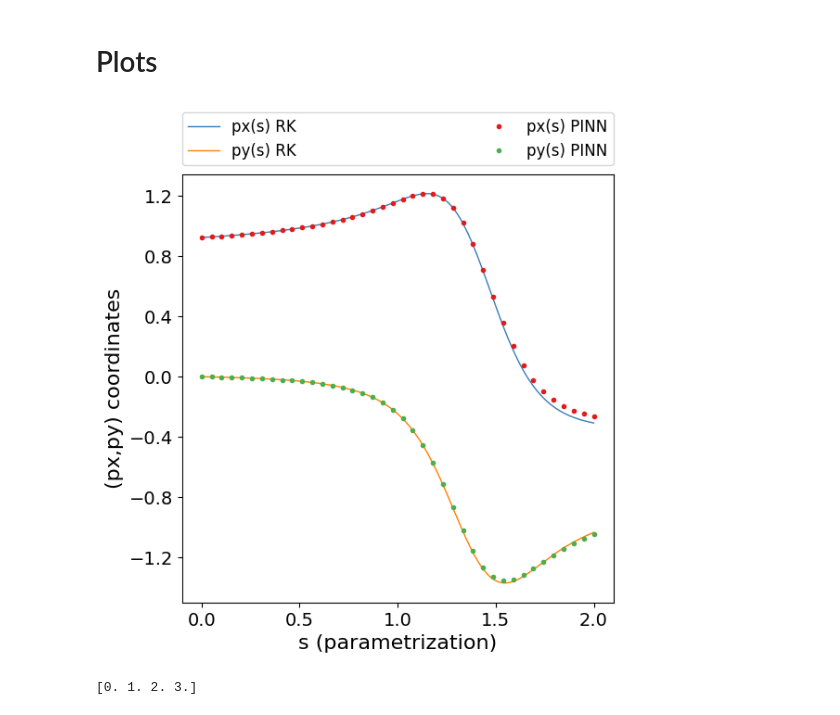
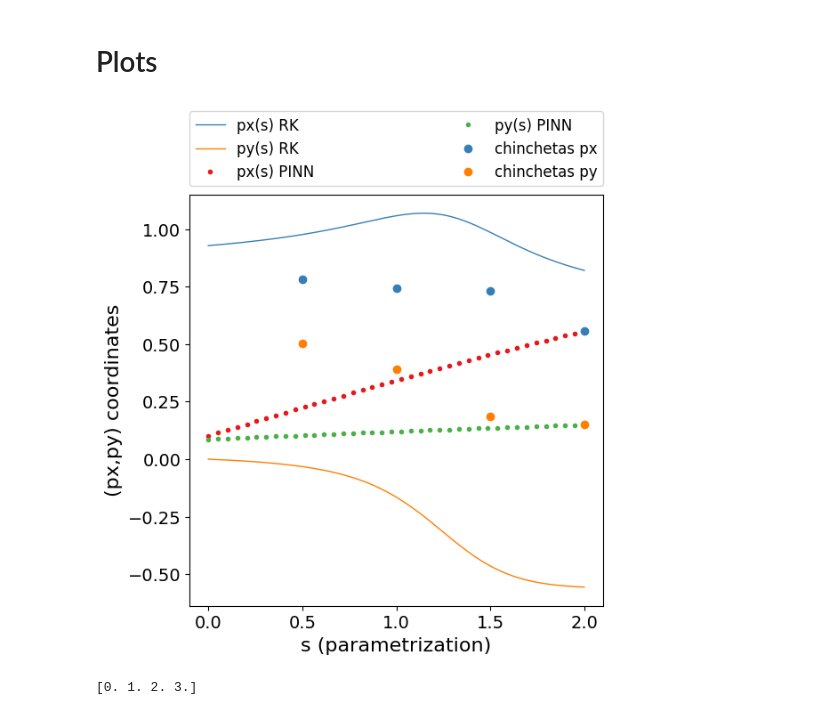
Before and after one commit to AndresMartnz/ray-equation-in-black-hole-PINN, a Jupyter notebook: plots.ipynb, the cells around one changed output. Cells and saved outputs as stored; diff of their text form; code cells hidden in the pictures.

```diff
--- a/plots.ipynb
+++ b/plots.ipynb
@@ -34,7 +34,7 @@ cud_colors = ['#377eb8', '#ff7f00', '#4daf4a', '#f781bf', '#a65628', '#984ea3',
 A=8.0/100        #it represents the factor 2GM/c^2,
 GM_c2= A/2   #it represents the factor GM/c^2,
 x0_rk = -1; x_ini= -1
-y0_rk = 0.35; y_ini=0.35
+y0_rk = 0.50; y_ini=0.50
 vx0_rk=1/(1.0/(1.0-A/np.sqrt(x0_rk**2+y0_rk**2)))   ; vx_ini=1/(1.0/(1.0-A/np.sqrt(x0_rk**2+y0_rk**2)))
 vy0_rk = 0.0  ; vy_ini=0.0
 # %% [markdown]
@@ -172,21 +170,13 @@ WARNING:tensorflow:From c:\Users\usuario\Desktop\doctorado\codigos\tensorflow-2.
 # %%
 zmin=0
 zmax=2
-N_intervalo=6
-sim=2
+N_train=200
+N_intervalo=4
+sim=0
 z_red=np.linspace(zmin,zmax,40)
 z_red=np.reshape(z_red,(40,1))
 
 
-model.load_weights(f"modelos_agujero_negro/pesos_inter={N_intervalo}_y={y_ini}_N=200_sim={sim}.h5")
+model.load_weights(f"black_hole_models/weights_inter={N_intervalo}_y={y_ini}_N={N_train}_sim={sim}.h5")
 xy_pred=model.predict(z_red)
-aux_plot_chinch_5=xy_pred
-
-model2.load_weights(f"modelos_agujero_negro/pesos_inter=1_y=0.35_N=200_sim=5.h5")
-xy_pred=model.predict(z_red)
-aux_plot_chinch_0=xy_pred
-
-model2.load_weights(f"modelos_agujero_negro/pesos_inter=10_y=0.35_N=200_sim=0.h5")
-xy_pred=model.predict(z_red)
-aux_plot_chinch_2=xy_pred
 # %% [output]
@@ -288,12 +276,8 @@ chinchetas_x=[]
 chinchetas_y=[]
 chinchetas_vx=[]
 chinchetas_vy=[]
-chinchetas_x2=[]
-chinchetas_y2=[]
-chinchetas_x3=[]
-chinchetas_y3=[]
 
-ruta_chinchetas = f'multiple_agujero_negro/chinchetas_y0={y_ini}_Ninter={N_intervalo}_rep={sim}.txt'
+ruta_chinchetas = f'multiple_black_hole/pushpin_y0={y_ini}_Ninter={N_intervalo}_sim={sim}.txt'
 with open(ruta_chinchetas, 'r') as archivo:
     for linea in archivo:
 
@@ -304,16 +288,6 @@ with open(ruta_chinchetas, 'r') as archivo:
         chinchetas_y.append(float(valores[2]))
         chinchetas_vx.append(float(valores[3]))
         chinchetas_vy.append(float(valores[4]))
-
-
-ruta_chinchetas2 = f'multiple_agujero_negro/chinchetas_y0=0.35_Ninter=10_rep=0.txt'
-with open(ruta_chinchetas2, 'r') as archivo:
-    for linea in archivo:
-
-        valores = linea.split()
-
-        chinchetas_x2.append(float(valores[1]))
-        chinchetas_y2.append(float(valores[2]))
 # %% [markdown]
 # Plots
 # %%
@@ -324,37 +298,38 @@ fig, ax = plt.subplots(dpi=100)
 ax.plot(t_tot, vx_tot, linestyle='-', linewidth=1,color=cud_colors[0], label='px(s) RK')
 ax.plot(t_tot, vy_tot, linestyle='-', linewidth=1,color=cud_colors[1], label='py(s) RK')
 
 #* PINN
 ax.plot(z_red, xy_pred[:,2], color=cud_colors[7],marker='o',markersize=3.0, linestyle='solid', linewidth=0, label="px(s) PINN")
 ax.plot(z_red, xy_pred[:,3], color=cud_colors[2],marker='o',markersize=3.0, linestyle='solid', linewidth=0, label="py(s) PINN")
 
 #*"Chinchetas"
-#ax.plot(aux2, chinchetas_vx, "o", markersize=6, color=cud_colors[0], label='chinchetas px')
-#ax.plot(aux2, chinchetas_vy, "o", markersize=6, color=cud_colors[1], label='chinchetas py')
+ax.plot(aux2, chinchetas_vx, "o", markersize=6, color=cud_colors[0], label='chinchetas px')
+ax.plot(aux2, chinchetas_vy, "o", markersize=6, color=cud_colors[1], label='chinchetas py')
 
 plt.xticks(fontsize=14)
 plt.yticks(fontsize=14)
 
 ax.set_xlabel('s (parametrization)', fontsize=16)
 ax.set_ylabel('(px,py) coordinates', fontsize=16)
 
 #* Adds a legend
 ax.legend()
 
 ax.xaxis.set_major_locator(ticker.MaxNLocator(5))
 ax.yaxis.set_major_locator(ticker.MaxNLocator(8))
 
 plt.grid(False)  # Optional
 plt.legend(bbox_to_anchor=(0,1.02,1,0.2), loc="lower left",
                 mode="expand", borderaxespad=0, ncol=2,fontsize=12)
 
 fig.set_size_inches(6,6)
 #?Save the plot
-#fig.savefig(f'figuras definitivas/Black_hole_velocity_chinchetas={N_intervalos}_y={y_ini}_N={N_train_max}_.png',bbox_inches='tight', dpi=600)
+#fig.savefig(f'final_figures/Black_hole_velocity_chinchetas={N_intervalo}_y={y_ini}_N={N_train}_.png',bbox_inches='tight', dpi=600)
+#plt.tight_layout()
 
 plt.show()
 # %% [output]
-[figure, old version]
+[figure, new version]
 # %%
 auxx=np.zeros((10, 4))
 ayuda=np.arange(4)
```
Also changed, not shown: parts of 12 cells of this notebook, 11 other files.
